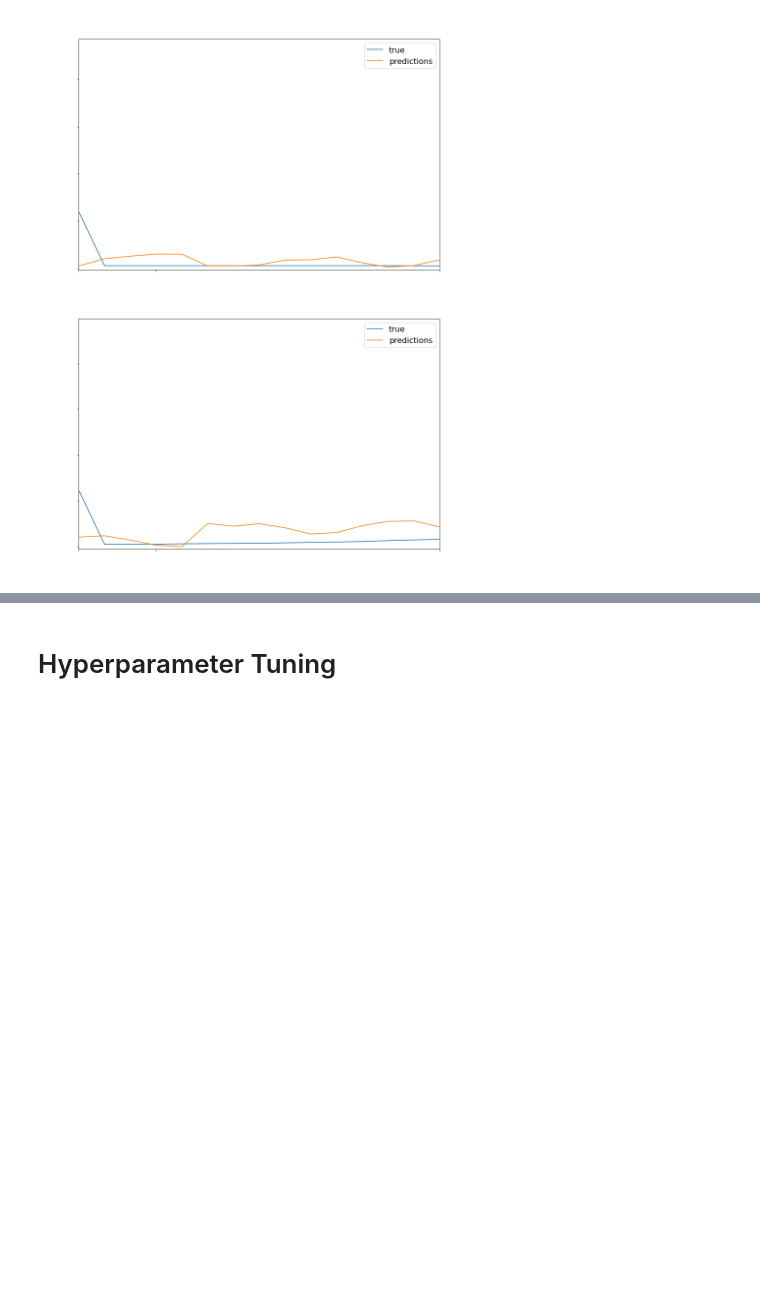
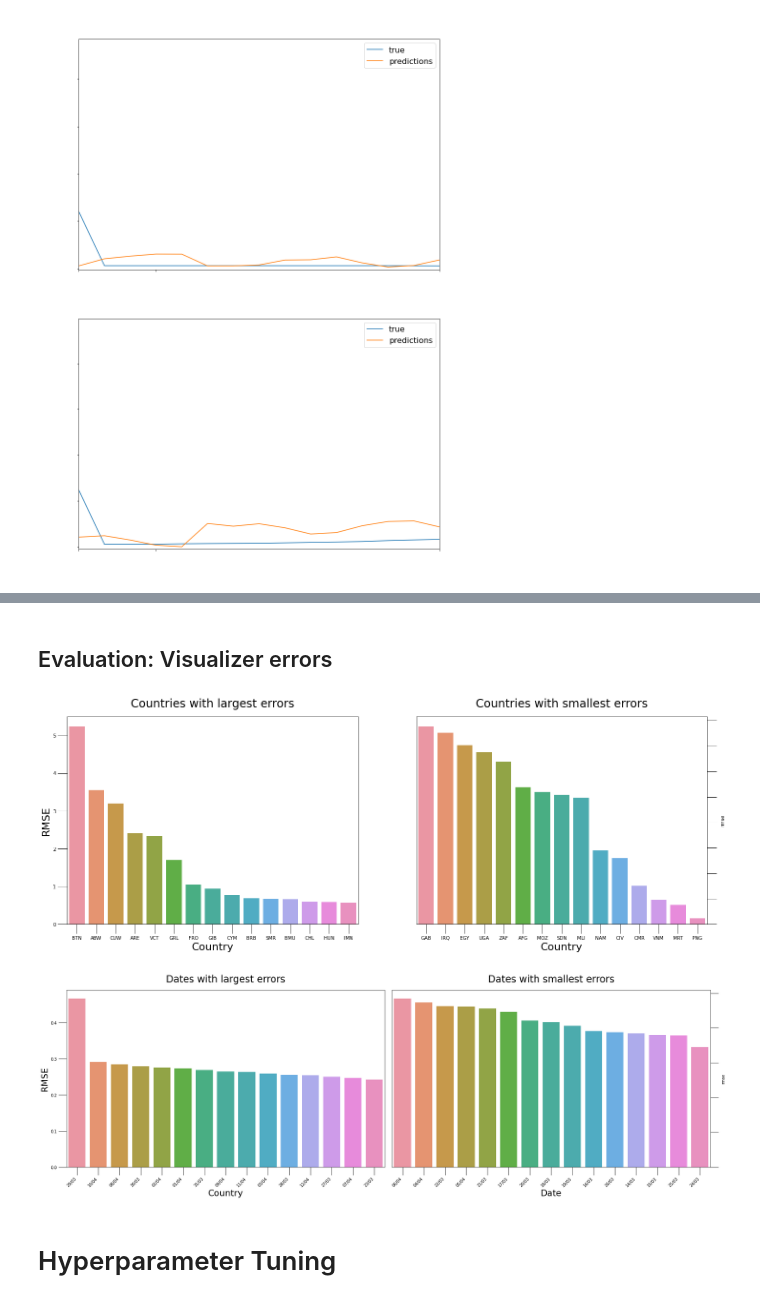
Before and after one commit to drkostas/covid19-vaccinations-predict, a Jupyter notebook: project.ipynb, the cells around one changed output, grey strips where cells are left out. Drawn from its saved outputs; the diff is of its cells as text; code cells hidden in the pictures; blank space fills up the shorter version.

Commit message:
Gathered result metrics and created visualizations Closes #8 Closes #7

```diff
--- a/project.ipynb
+++ b/project.ipynb
@@ -870,0 +853,8 @@ plt.show()
+# %%
+# Backup and reload
+reload_lib(modellib)
+bm = modellib.BuildModel(window_size=window_option)
+
+scores_df = bm.evaluate_predictions(test_df[['date', 'iso_code', 'daily_vaccinations_per_hundred']],
+                                    predictions_df[['date', 'iso_code', 'daily_vaccinations_per_hundred']])
+display(scores_df.head())
@@ -870,0 +868,8 @@ plt.show()
+# %%
+# Backup and reload
+reload_lib(modellib)
+bm = modellib.BuildModel(window_size=window_option)
+
+# Summarize scores
+total_avg, per_date_avg, per_country_avg = bm.summarize_scores(scores_df)
+logger.info(f"Total Average RMSE: {total_avg}")
@@ -871,3 +878,16 @@ plt.show()
+# %% [markdown]
+## Evaluation: Visualizer errors
+# %%
+# Reload Lib
+reload_lib(vizlib)
+vz = vizlib.Visualizer(sort_col='date', group_col='iso_code', text_color='white')
+
+# Plot the progress of the top n countries
+top_n = 15
+vz.viz_erros(per_date_avg, per_country_avg, top_n=top_n)
+# %% [output]
+[figure, added]
+[figure, added]
 # %% [markdown]
 # Hyperparameter Tuning
 # %%
```
Also changed, not shown: parts of 7 cells of this notebook, 2 other files.
